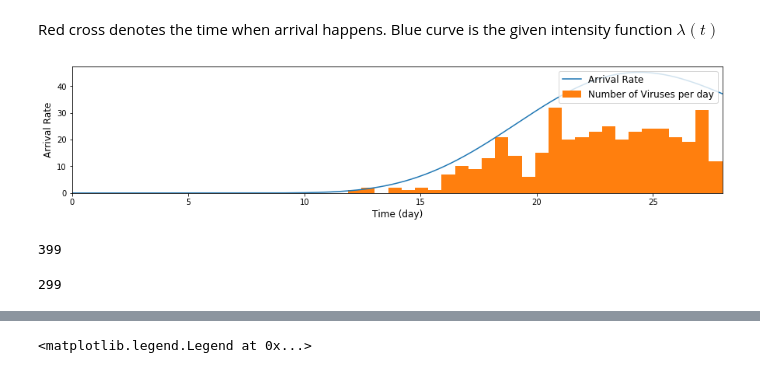
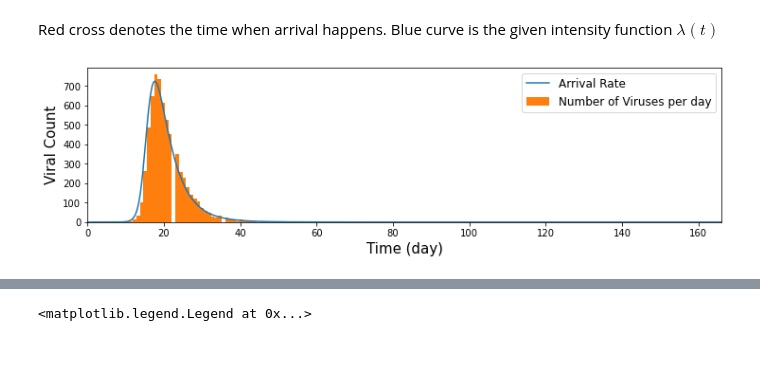
Before and after one commit to yishu0524/Placental-Transmission, a Jupyter notebook: Sampling_Inhomogeneous_Poisson_Process.ipynb, the cells around one changed output, grey strips where cells are left out. Cells and saved outputs as stored; diff of their text form; code cells hidden in the pictures.

```diff
--- a/Sampling_Inhomogeneous_Poisson_Process.ipynb
+++ b/Sampling_Inhomogeneous_Poisson_Process.ipynb
@@ -28,2 +9,2 @@ plot_range=[[1,2,3,4,5],[6,7,8],[9,10,11,12,13,14],[15,16,17],[18,19,20],[21,22,
 # %%
-animal_data=pd.read_csv('animal_data_cleared.csv')
+immune_supressed=pd.read_csv('immunesupressed_monkeyflow.csv')
@@ -237,17 +20,3 @@ def cumulative_prob(flux,time,prob):
     for i in range(len(flux)):
         cumulative.append(np.trapz(flux[:i],time[:i]))
     return 1-np.power(1-0.00046,cumulative)
-# %%
-plt.figure(figsize=(10,7))
-plt.plot(Simulation['time'],cumulative_prob(Simulation['0.7'],Simulation['time'],0.00046)  ,'r', label="1st Trimester")
-plt.plot(Simulation['time'],cumulative_prob(Simulation['0.7_2'],Simulation['time'],0.00046)   ,'b', label="2nd Trimester")
-plt.plot(Simulation['time'],cumulative_prob(Simulation['0.7_3'],Simulation['time'],0.00046)  ,'g', label="3rd Trimester")
-plt.xlabel('Time (days)',fontsize=15)
-plt.title('Maternal primary infection with immune suppression level ϵS = 0.7',fontsize=14)
-plt.ylabel('Cumulative probability of infection',fontsize=15)
-plt.xlim(xmin=0,xmax=166)
-plt.legend(fontsize=15,loc=2)
-plt.rc('axes', labelsize=15)
-plt.ylim(ymax=1,ymin=0)
-plt.savefig(r'C:\Users\pc\Desktop\cmv\Maternal primary infection with immune suppression level ϵS = 0.7.png')
-plt.show()
@@ -256,14 +22,0 @@ plt.show()
-# %%
-plt.figure(figsize=(12,6))
-plt.plot(Simulation['time'],[2.509912e-01/10000] *len(Simulation['time'] ) *placenta_growth,'-', label="ϵS = 0")
-plt.plot(Simulation['time'],[6.442784e+00/10000] *len(Simulation['time'])*placenta_growth,'--', label="ϵS = 0.4")
-plt.plot(Simulation['time'],[3.858584e+01/10000] *len(Simulation['time'] )*placenta_growth,'-.', label="ϵS = 0.7")
-#plt.yscale('symlog')
-plt.xlabel('Time (days)',fontsize=15)
-plt.title('Viral flux on the infant of mother with chronic infection and different level of immune suppression',fontsize=14)
-plt.ylabel('CMV DNA Viral Load copies/(μl*mm*day)',fontsize=15)
-plt.xlim(xmin=0,xmax=166)
-plt.legend(fontsize=15,loc=2)
-plt.rc('axes', labelsize=15)
-
-plt.show()
@@ -324,20 +129,17 @@ def inhomogeneousPoisson(Lambda, T):
 # %% [markdown]
 Red cross denotes the time when arrival happens. Blue curve is the given intensity function $\lambda(t)$
 # %%
-fig, ax = plt.subplots(figsize=(15,3))
-T=28;
-ax.plot(monkey45010['time'],monkey45010['viral flux'],label="Arrival Rate")
-arrival_times = inhomogeneousPoisson(Lambda, T)
+fig, ax = plt.subplots(figsize=(12,3))
+T=166;
+ax.plot(immune_supressed['days'],immune_supressed['immunesupressed_flow'],label="Arrival Rate")
+#Lambda = list(zip(immune_supressed['days'],immune_supressed['immunesupressed_flow']))
+#arrival_times = inhomogeneousPoisson(Lambda, T)
 #ax.scatter(arrival_times, [0.0001]*len(arrival_times), marker='X',c='r',label="Arrival time")
-ax.hist(arrival_times, bins=T, label='Number of Viruses per day')
-plt.xlabel("Time (day)",fontsize=12)
-plt.ylabel("Arrival Rate",fontsize=12)
+ax.hist(df['day'], bins=max(df['day']), label='Number of Viruses per day')
+plt.xlabel("Time (day)",fontsize=15)
+plt.ylabel("Viral Count",fontsize=15)
 plt.legend(fontsize=12,loc=1)
 plt.xlim(xmin=0,xmax=T)
 plt.show()
 # %% [output]
-[figure, old version]
+[figure, new version]
-# %%
-len(arrival_times)
-# %% [output]
-399
@@ -346,4 +145,0 @@ arrival_times = inhomogeneousPoisson(Lambda, 280)
-# %%
-len(arrival_times)
-# %% [output]
-299
```
Also changed, not shown: parts of 41 cells of this notebook.
